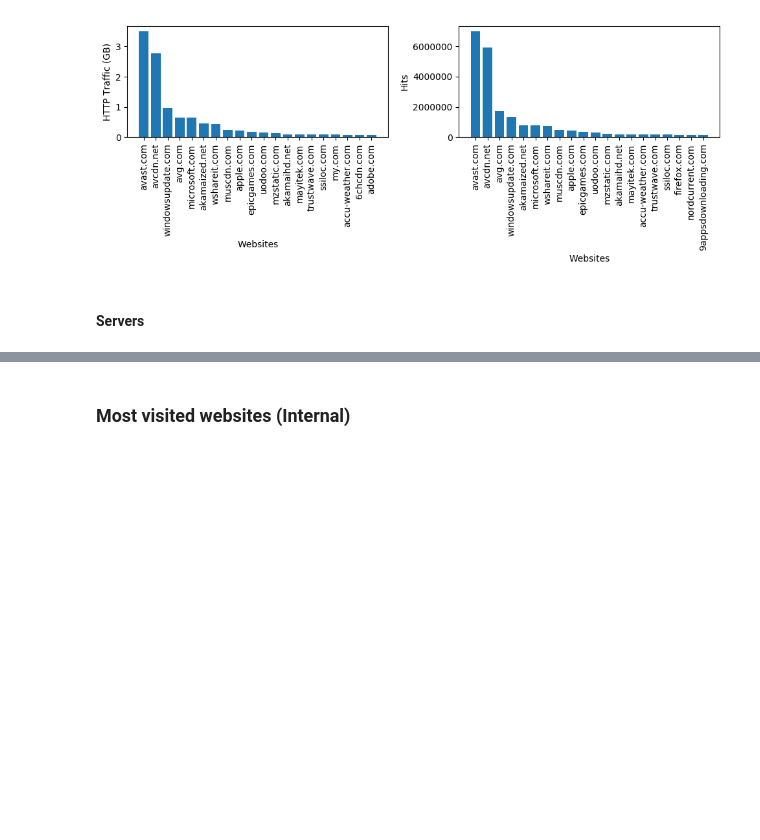
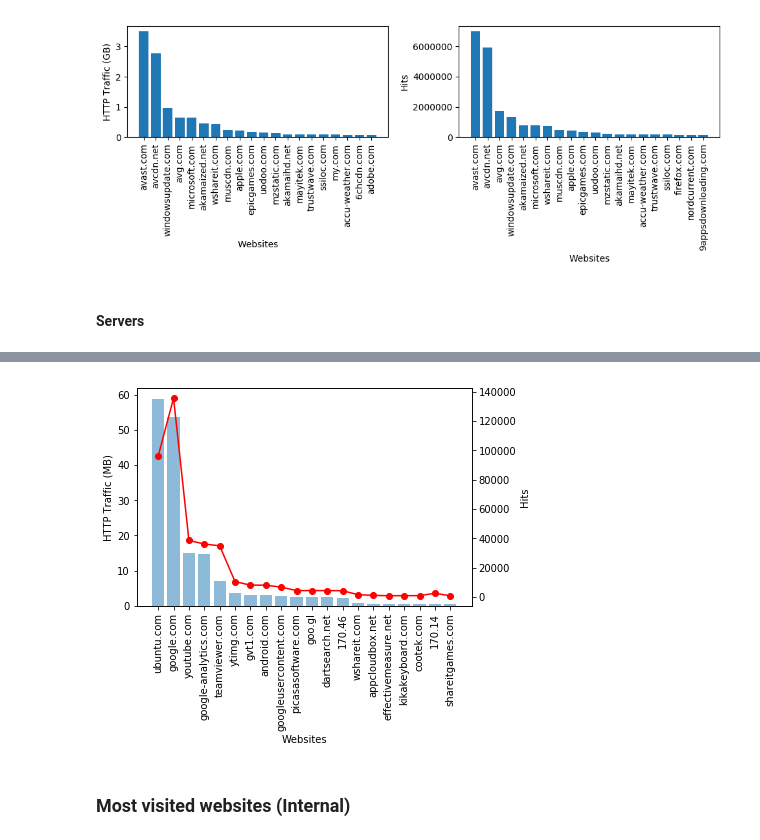
Before and after one commit to amreesh/inethi-traffic-analysis, a Jupyter notebook: web-traffic-analysis.ipynb, the cells around one changed output, grey strips where cells are left out. Cells and saved outputs as stored; diff of their text form; code cells hidden in the pictures; blank space fills up the shorter version.

```diff
--- a/web-traffic-analysis.ipynb
+++ b/web-traffic-analysis.ipynb
@@ -362,3 +342,8 @@ df_mh_hosts.sort_values(['ip_src'], ascending=False, inplace=True)
 df_mh_hosts['short_host'] = df_mh_hosts.apply(lambda x: '.'.join(x.host_y.split('.')[-2:]), axis=1)
 df_mh_hosts = df_mh_hosts.groupby(['short_host'], as_index=False).sum()[['short_host','ip_src']]
 df_mh_hosts.sort_values(['ip_src'], ascending=False, inplace=True)
+# %%
+df_mhv_hosts = df_mv_hosts.merge(df_mh_hosts, how='outer', on='short_host')
+# %%
+df_mhv_hosts.sort_values(by=['frame_len'], ascending=False, inplace=True)
+df_mhv_hosts.head()
@@ -392,3 +384,32 @@ plt.show()
+# %%
+#fig, axes = plt.subplots(figsize=(10,4))
+
+fig, ax1 = plt.subplots()
+
+df_list = df_mhv_hosts[:20]
+
+ax1.bar(df_list.short_host, df_list.frame_len, alpha=0.5)
+ax1.set_ylabel('HTTP Traffic (MB)')
+ax1.set_xlabel('Websites')
+
+
+ax2 = ax1.twinx()
+ax2.plot(df_list.short_host, df_list.ip_src, marker="o", color='r')
+ax2.set_ylabel('Hits')
+#axes[1].set_xlabel('Websites')
+
+for ax in (ax1, ax2):
+    for label in ax.get_xticklabels():
+        label.set_rotation(90)
+
+#plt.xticks(fontsize=10, rotation='vertical')
+
+# fig.tight_layout()
+
+plt.savefig('plots/http_traffic_servers_merged.pdf')
+plt.show()
+# %% [output]
+[figure, added]
 # %% [markdown]
 ### Most visited websites (Internal)
 # %%
```
Also changed, not shown: parts of 13 cells of this notebook, 2 other files.
